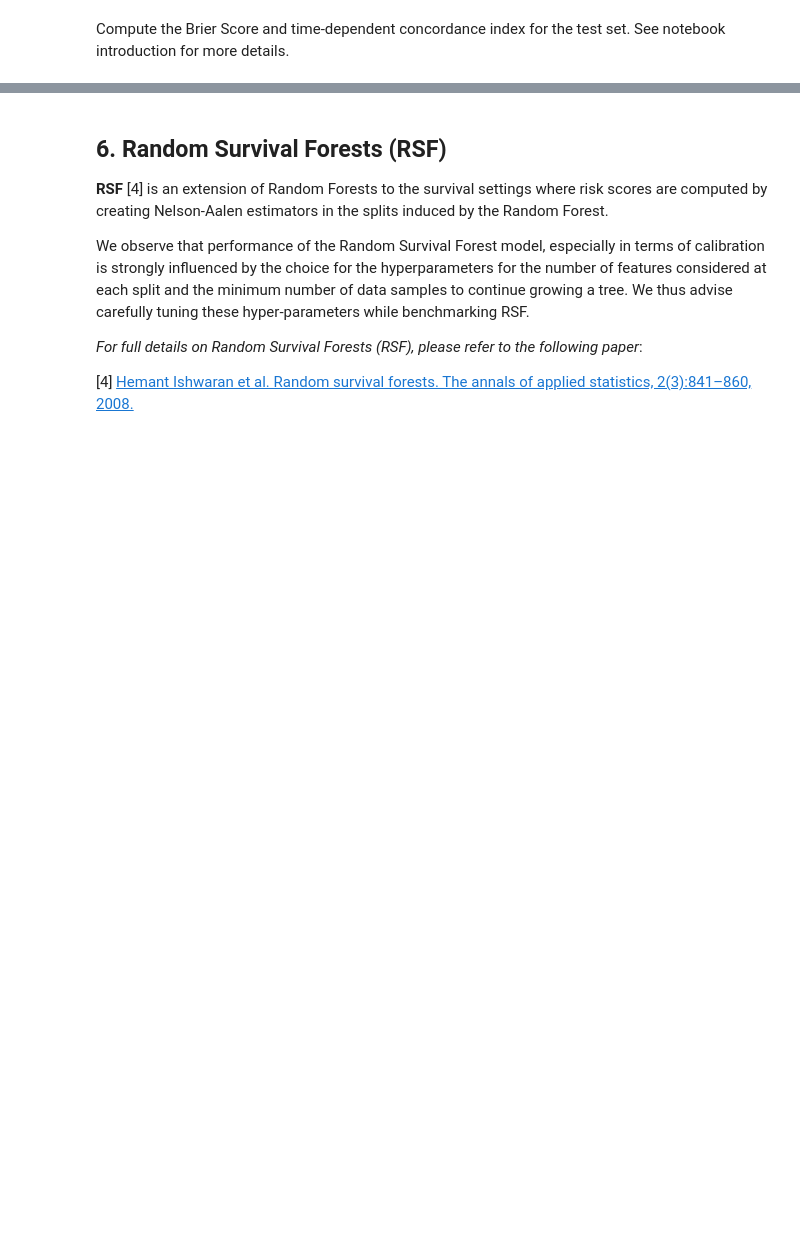
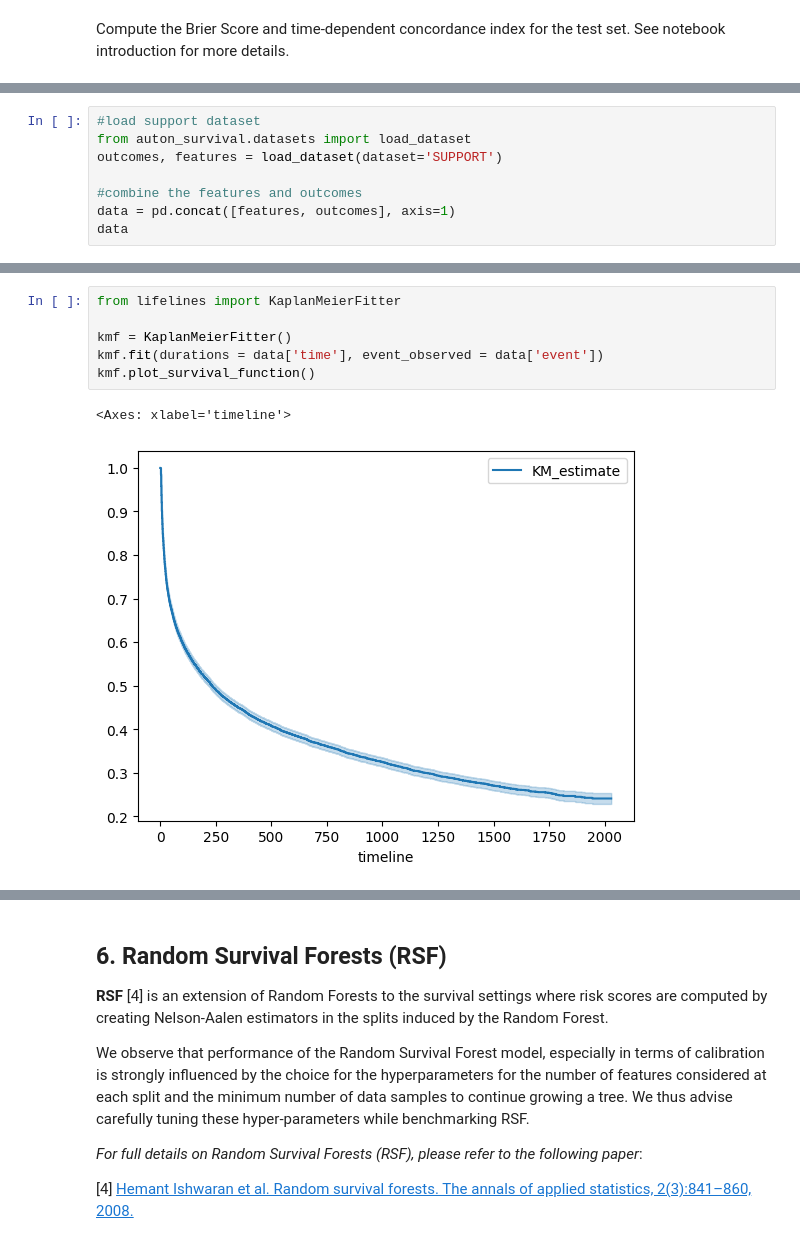
Before and after one commit to FeckNeck/auton-survival-DCM-L1-penalization, a Jupyter notebook: examples/Survival Regression with Auton-Survival.ipynb, the cells around one changed output, grey strips where cells are left out. Cells and saved outputs as stored; diff of their text form; blank space fills up the shorter version.

```diff
--- a/examples/Survival Regression with Auton-Survival.ipynb
+++ b/examples/Survival Regression with Auton-Survival.ipynb
@@ -438,0 +460,8 @@ plot_performance_metrics(results, times)
+# %%
+#load support dataset
+from auton_survival.datasets import load_dataset
+outcomes, features = load_dataset(dataset='SUPPORT')
+
+#combine the features and outcomes
+data = pd.concat([features, outcomes], axis=1)
+data
@@ -438,0 +482,9 @@ plot_performance_metrics(results, times)
+# %%
+from lifelines import KaplanMeierFitter
+
+kmf = KaplanMeierFitter()
+kmf.fit(durations = data['time'], event_observed = data['event'])
+kmf.plot_survival_function()
+# %% [output]
+<Axes: xlabel='timeline'>
+[figure, added]
```
Also changed, not shown: parts of 70 cells of this notebook, 6 other files.
